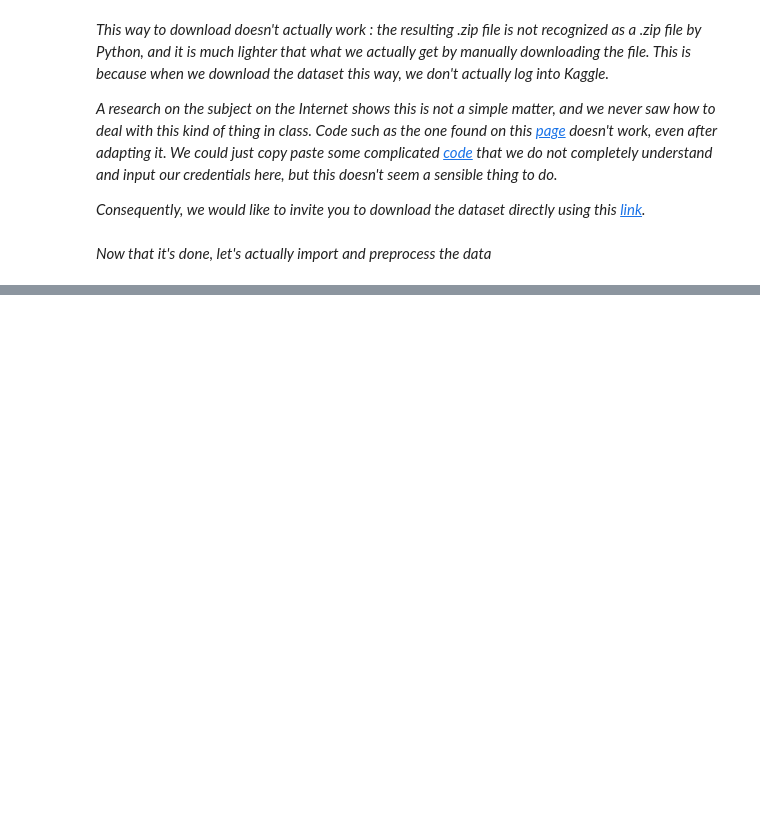
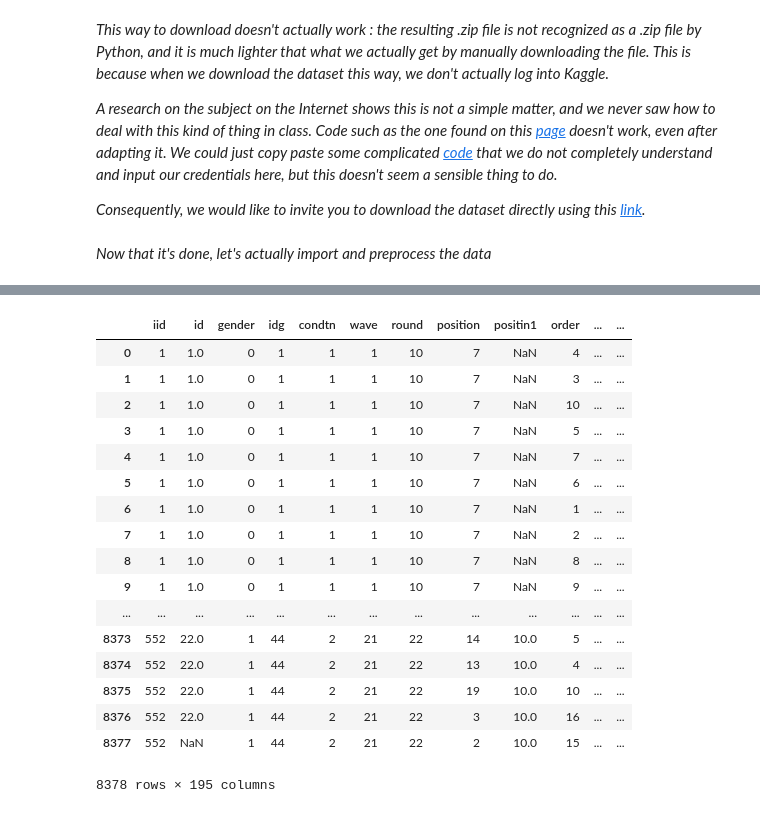
Before and after one commit to alexchouraki/Python-Project, a Jupyter notebook: Python Project.ipynb, the cells around one changed output, grey strips where cells are left out. Saved outputs shown, nothing was run; the diff lists cells and outputs as text; code cells hidden in the pictures; blank space fills up the shorter version.

```diff
--- a/Python Project.ipynb
+++ b/Python Project.ipynb
@@ -35,3 +36,5 @@ ur.urlretrieve("http://www.kaggle.com/account/login?ReturnUrl=c/annavictoria/spe
 *Consequently, we would like to invite you to download the dataset directly using this [link](https://www.kaggle.com/annavictoria/speed-dating-experiment/downloads/Speed%20Dating%20Data.csv).*
 # %% [markdown]
 *Now that it's done, let's actually import and preprocess the data*
+# %%
+sdd = pd.read_csv("Speed Dating Data.csv", encoding="latin_1", dtype={'field' : str, 'from' : str, 'career' : str})
@@ -37,0 +61,21 @@ ur.urlretrieve("http://www.kaggle.com/account/login?ReturnUrl=c/annavictoria/spe
+# %%
+sdd
+# %% [output]
+|  | iid | id | gender | idg | condtn | wave | round | position | positin1 | order | ... | ... |
+| 0 | 1 | 1.0 | 0 | 1 | 1 | 1 | 10 | 7 | NaN | 4 | ... | ... |
+| 1 | 1 | 1.0 | 0 | 1 | 1 | 1 | 10 | 7 | NaN | 3 | ... | ... |
+| 2 | 1 | 1.0 | 0 | 1 | 1 | 1 | 10 | 7 | NaN | 10 | ... | ... |
+| 3 | 1 | 1.0 | 0 | 1 | 1 | 1 | 10 | 7 | NaN | 5 | ... | ... |
+| 4 | 1 | 1.0 | 0 | 1 | 1 | 1 | 10 | 7 | NaN | 7 | ... | ... |
+| 5 | 1 | 1.0 | 0 | 1 | 1 | 1 | 10 | 7 | NaN | 6 | ... | ... |
+| 6 | 1 | 1.0 | 0 | 1 | 1 | 1 | 10 | 7 | NaN | 1 | ... | ... |
+| 7 | 1 | 1.0 | 0 | 1 | 1 | 1 | 10 | 7 | NaN | 2 | ... | ... |
+| 8 | 1 | 1.0 | 0 | 1 | 1 | 1 | 10 | 7 | NaN | 8 | ... | ... |
+| 9 | 1 | 1.0 | 0 | 1 | 1 | 1 | 10 | 7 | NaN | 9 | ... | ... |
+| ... | ... | ... | ... | ... | ... | ... | ... | ... | ... | ... | ... | ... |
+| 8373 | 552 | 22.0 | 1 | 44 | 2 | 21 | 22 | 14 | 10.0 | 5 | ... | ... |
+| 8374 | 552 | 22.0 | 1 | 44 | 2 | 21 | 22 | 13 | 10.0 | 4 | ... | ... |
+| 8375 | 552 | 22.0 | 1 | 44 | 2 | 21 | 22 | 19 | 10.0 | 10 | ... | ... |
+| 8376 | 552 | 22.0 | 1 | 44 | 2 | 21 | 22 | 3 | 10.0 | 16 | ... | ... |
+| 8377 | 552 | NaN | 1 | 44 | 2 | 21 | 22 | 2 | 10.0 | 15 | ... | ... |
+8378 rows × 195 columns
```
Also changed, not shown: parts of 13 cells of this notebook.
